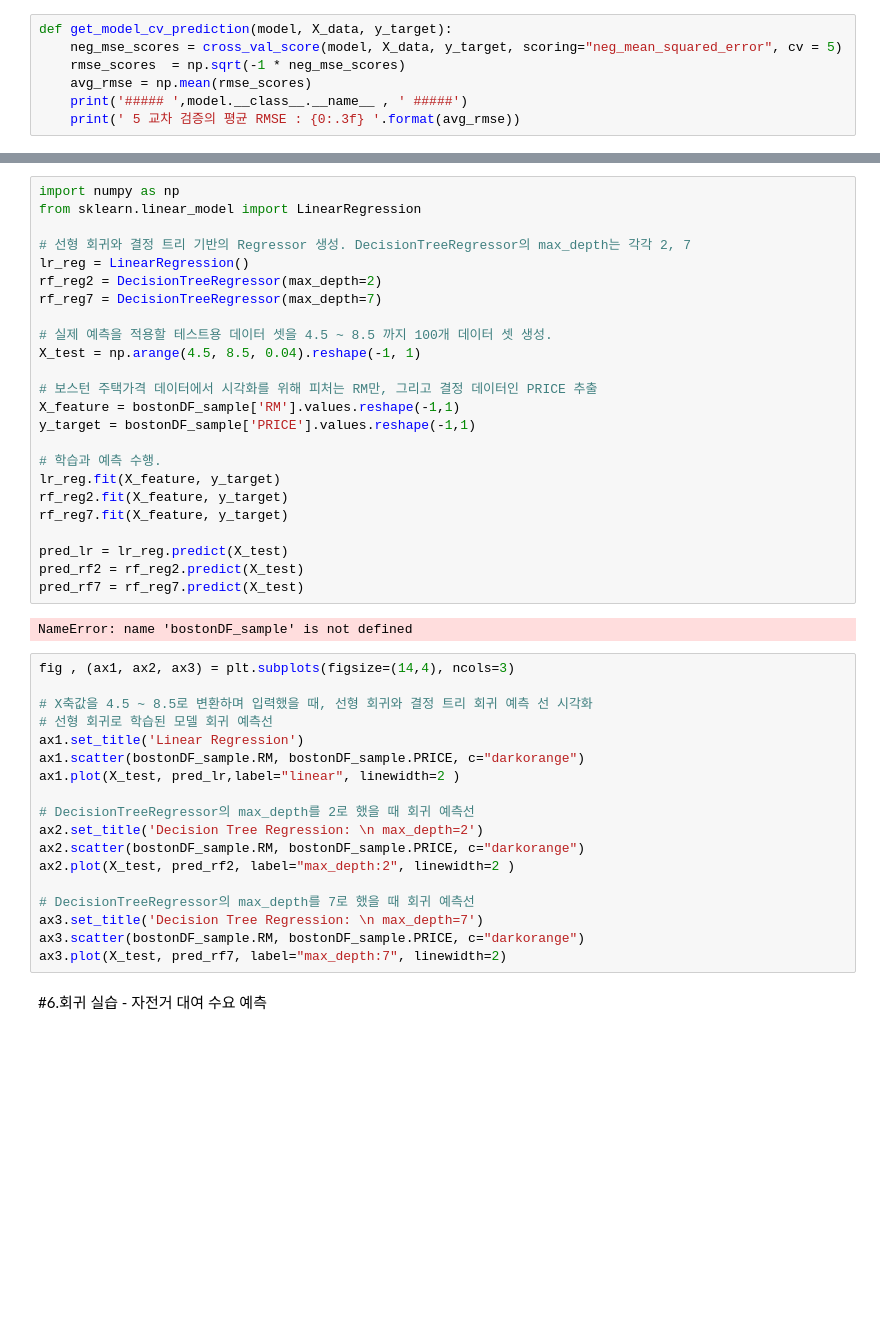
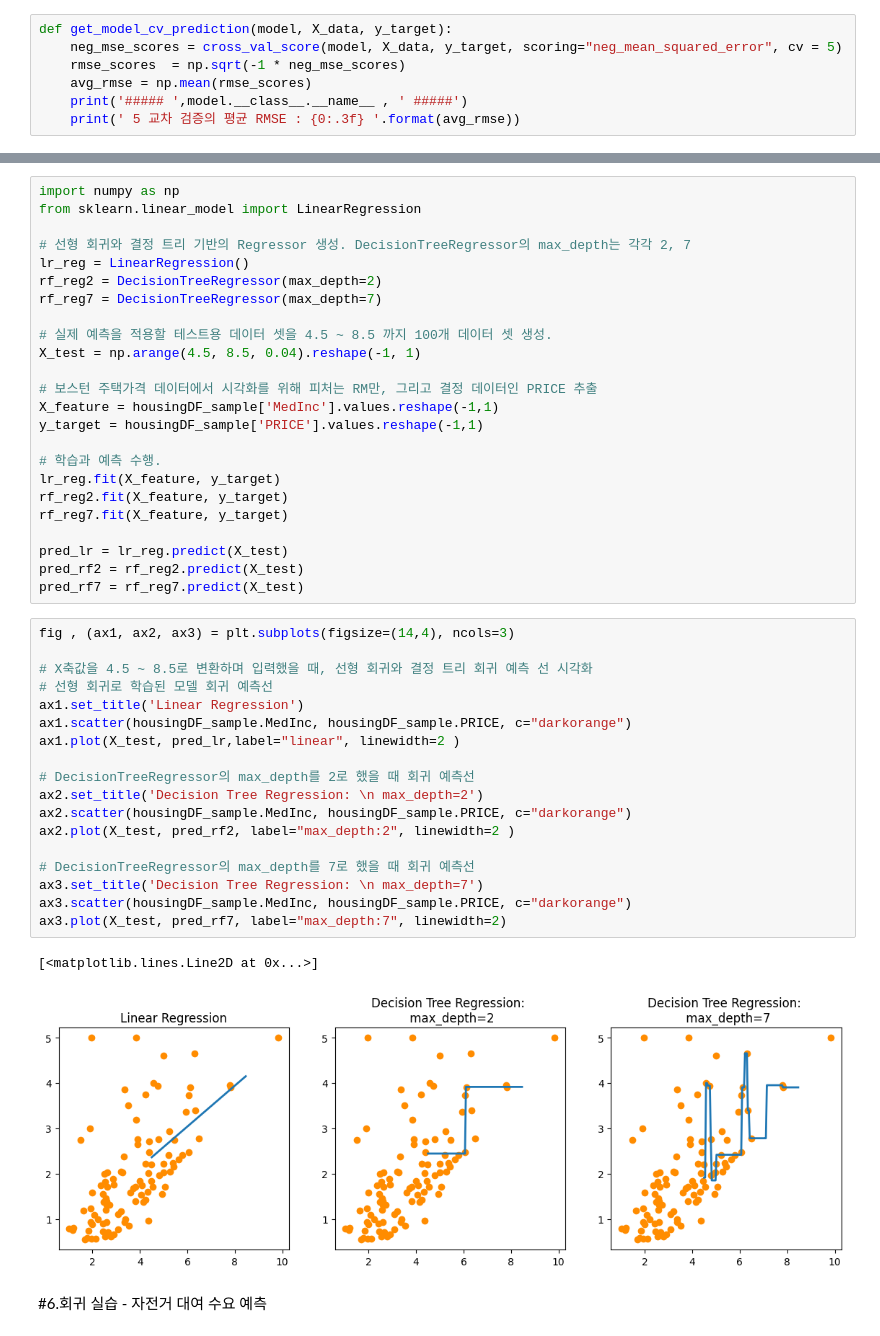
Before and after one commit to suhyeon03/study_ML_, a Jupyter notebook: _regression_practice.ipynb, the cells around one changed output, grey strips where cells are left out. Drawn from its saved outputs; the diff is of its cells as text; blank space fills up the shorter version.

```diff
--- a/_regression_practice.ipynb
+++ b/_regression_practice.ipynb
@@ -920,8 +943,8 @@ rf_reg7 = DecisionTreeRegressor(max_depth=7)
 X_test = np.arange(4.5, 8.5, 0.04).reshape(-1, 1)
 
 # 보스턴 주택가격 데이터에서 시각화를 위해 피처는 RM만, 그리고 결정 데이터인 PRICE 추출
-X_feature = bostonDF_sample['RM'].values.reshape(-1,1)
-y_target = bostonDF_sample['PRICE'].values.reshape(-1,1)
+X_feature = housingDF_sample['MedInc'].values.reshape(-1,1)
+y_target = housingDF_sample['PRICE'].values.reshape(-1,1)
 
 # 학습과 예측 수행.
 lr_reg.fit(X_feature, y_target)
@@ -931,26 +954,27 @@ rf_reg7.fit(X_feature, y_target)
 pred_lr = lr_reg.predict(X_test)
 pred_rf2 = rf_reg2.predict(X_test)
 pred_rf7 = rf_reg7.predict(X_test)
-# %% [output]
-NameError: name 'bostonDF_sample' is not defined
 # %%
 fig , (ax1, ax2, ax3) = plt.subplots(figsize=(14,4), ncols=3)
 
 # X축값을 4.5 ~ 8.5로 변환하며 입력했을 때, 선형 회귀와 결정 트리 회귀 예측 선 시각화
 # 선형 회귀로 학습된 모델 회귀 예측선
 ax1.set_title('Linear Regression')
-ax1.scatter(bostonDF_sample.RM, bostonDF_sample.PRICE, c="darkorange")
+ax1.scatter(housingDF_sample.MedInc, housingDF_sample.PRICE, c="darkorange")
 ax1.plot(X_test, pred_lr,label="linear", linewidth=2 )
 
 # DecisionTreeRegressor의 max_depth를 2로 했을 때 회귀 예측선
 ax2.set_title('Decision Tree Regression: \n max_depth=2')
-ax2.scatter(bostonDF_sample.RM, bostonDF_sample.PRICE, c="darkorange")
+ax2.scatter(housingDF_sample.MedInc, housingDF_sample.PRICE, c="darkorange")
 ax2.plot(X_test, pred_rf2, label="max_depth:2", linewidth=2 )
 
 # DecisionTreeRegressor의 max_depth를 7로 했을 때 회귀 예측선
 ax3.set_title('Decision Tree Regression: \n max_depth=7')
-ax3.scatter(bostonDF_sample.RM, bostonDF_sample.PRICE, c="darkorange")
+ax3.scatter(housingDF_sample.MedInc, housingDF_sample.PRICE, c="darkorange")
 ax3.plot(X_test, pred_rf7, label="max_depth:7", linewidth=2)
+# %% [output]
+[<matplotlib.lines.Line2D at 0x...>]
+[figure, added]
 # %% [markdown]
 #6.회귀 실습 - 자전거 대여 수요 예측
 # %% [markdown]
```
Also changed, not shown: parts of 8 cells of this notebook.
